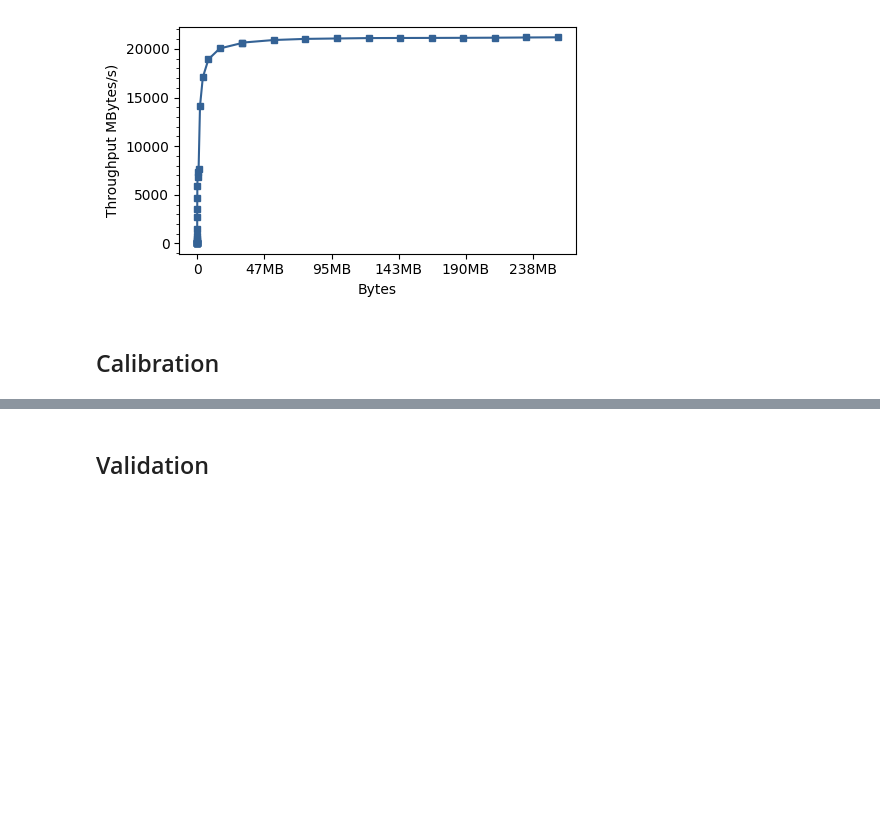
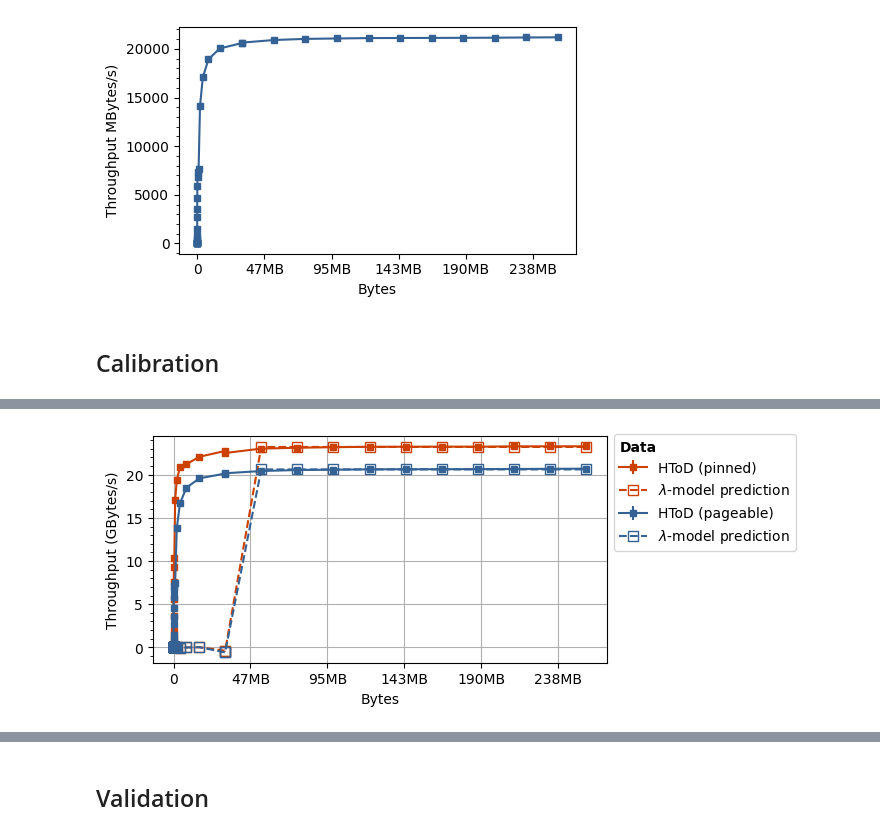
Before and after one commit to jolly-chen/msc-project, a Jupyter notebook: gpu-synchronous/validation.ipynb, the cells around one changed output, grey strips where cells are left out. Cells and saved outputs as stored; diff of their text form; code cells hidden in the pictures; blank space fills up the shorter version.

```diff
--- a/gpu-synchronous/validation.ipynb
+++ b/gpu-synchronous/validation.ipynb
@@ -2424,15 +2416,14 @@ plt.show()
 # %%
 rep = mcpybm_mean["repetitions"].values[0]
 norm = unit_to_unit_factor(mcpybm_mean["time_unit"].values[0], "ns") / rep
-gpu_alpha_pinned = np.min(
-    mcpybm_mean.loc[(mcpybm_mean["pinned"] == True)]["real_time"] * norm
+gpu_alpha_pinned = (
+    mcpybm_mean.loc[(mcpybm_mean["pinned"] == True)]["real_time"].values[0] * norm
 )
-gpu_alpha_paged = np.min(
-    mcpybm_mean.loc[(mcpybm_mean["pinned"] == False)]["real_time"] * norm
+gpu_alpha_paged = (
+    mcpybm_mean.loc[(mcpybm_mean["pinned"] == False)]["real_time"].values[0] * norm
 )
 
-# arg = (mcpybm_mean["func_name"] == "HToD") & (mcpybm_mean["nbytes"] == 1)
-# gpu_alpha_pinned = mcpybm_mean.loc[arg & (mcpybm_mean["pinned"] == True)]["real_time"].values[0] * norm
-# gpu_alpha_paged = mcpybm_mean.loc[arg & (mcpybm_mean["pinned"] == False)]["real_time"].values[0] * norm
+gpu_alpha_pinned, gpu_alpha_paged = 0, 0
+
 gpu_alpha_pinned, gpu_alpha_paged
 # %% [output]
@@ -2799,0 +2996,66 @@ plt.show()
+# %%
+save = False; figname = f"{gpu_output_folder}/gpu_memtransfers_mb_calib_throughput.pdf"  # fmt: skip
+# save = False; figname = f"{gpu_output_folder}/gpu_memtransfers_mb_calib_lambda.pdf"  # fmt: skip
+unit = "s"
+data_unit = "gb"
+rep = mcpybm_mean["repetitions"].values[0]
+norm = unit_to_unit_factor(mcpybm_mean["time_unit"].values[0], unit) / rep
+data_norm = unit_to_unit_factor("b", data_unit, bytes=True)
+dir = "HToD"
+
+fig = plt.figure(figsize=(10, 3))
+
+for pi, pinned in enumerate([True, False]):
+    ax = plt.subplot(121)
+    arg = mcpybm_mean["pinned"] == pinned
+    # plt.plot(mcpybm_mean.loc[arg]["nbytes"], mcpybm_mean.loc[arg]["nbytes"]/mcpybm_mean.loc[arg]["real_time"] * norm, "o-")
+    nbytes = mcpybm_mean.loc[arg]["nbytes"]
+    avg = mcpybm_mean.loc[arg]["real_time"]
+    std = mcpybm_std.loc[arg]["real_time"]
+    p = plt.errorbar(
+        nbytes,
+        # (mcpybm_mean.loc[arg]["real_time"] * norm)/
+        #    (mcpybm_mean.loc[arg]["nbytes"] * unit_to_unit_factor("b", data_unit, bytes=True)),
+        (nbytes * data_norm) / (avg * norm),
+        yerr=(mcpybm_std.loc[arg]["nbytes"] * data_norm) / (std * norm),
+        label=f"{dir} ({('pinned' if pinned else 'pageable')})",
+        # color=colors[di], marker="s" if pi else "^", markerfacecolor="none",
+        color=colors[pinned],
+        **bm_style,
+    )
+
+    plt.xlabel("Bytes")
+    # plt.xlim([gpu_bw_threshold, 200e9])
+    # plt.ylim([0, 5000])
+    # plt.xscale("log", base=2)
+    # plt.yscale("symlog")
+    # plt.yscale("log")
+    # plt.ylabel(f"Average runtime\nper transfer ({unit})")
+    plt.ylabel(f"Throughput ({data_unit.upper()[0]}Bytes/{unit})")
+    plt.grid()
+    ax.xaxis.set_major_formatter(
+        ticker.FuncFormatter(lambda x, _: f"{human_readable(int(x), bytes=True)}")
+    )
+    ax.yaxis.set_major_formatter(ticker.FuncFormatter(lambda y, _: "{:g}".format(y)))
+
+    ## Prediction
+    pred = (
+        (nbytes * data_norm) / (T_memcpy_das6(nbytes, pinned) * unit_to_unit_factor("ns", unit))
+    )
+    ax.errorbar(
+        nbytes, pred, label="$\lambda$-model prediction", color=p[0].get_color(), **pred_nocolor_style
+    )
+
+plt.tight_layout()
+plt.legend(
+    title="Data",
+    alignment="left",
+    title_fontproperties={"weight": "bold"},
+    loc="center left",
+    bbox_to_anchor=(1, 0.75),
+    ncols=1,
+)
+if save:
+    plt.savefig(figname, format="pdf", bbox_inches="tight")
+plt.show()
+# %% [output]
@@ -2799,0 +3064 @@ plt.show()
+[figure, added]
```
Also changed, not shown: parts of 27 cells of this notebook, 2 other files.
